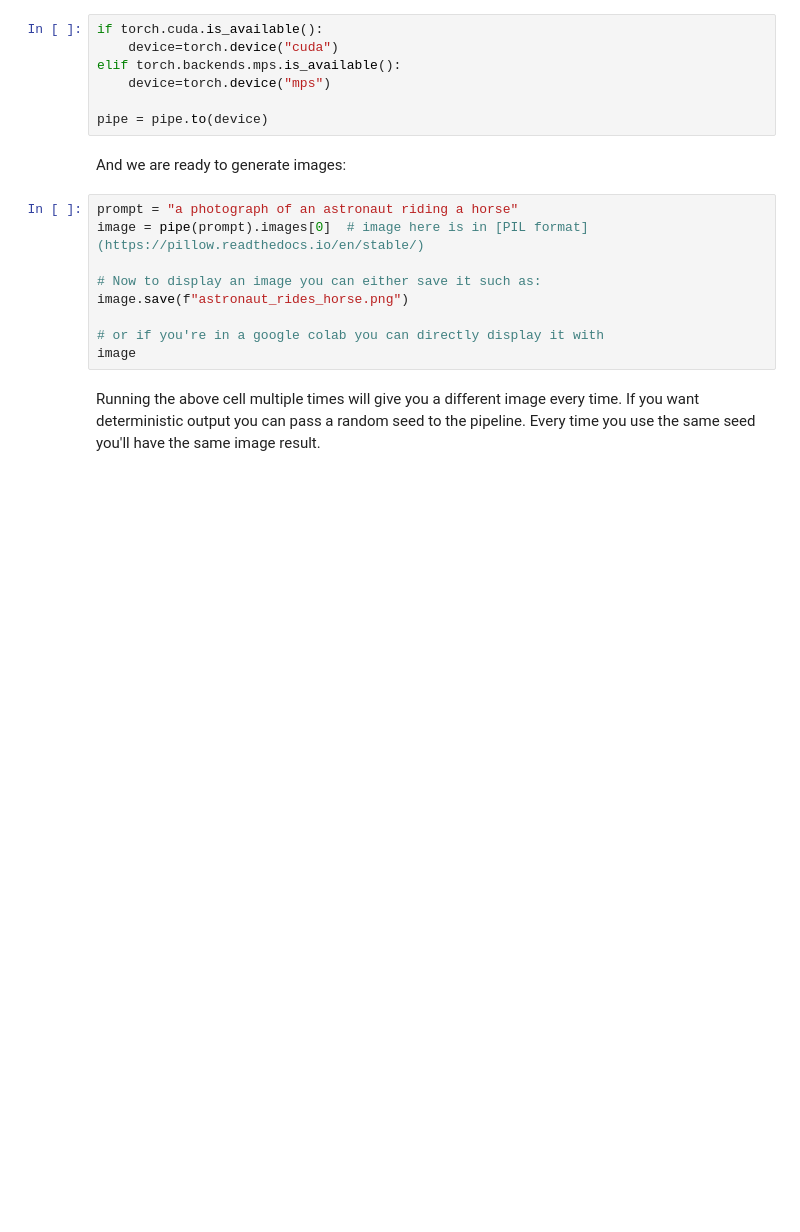
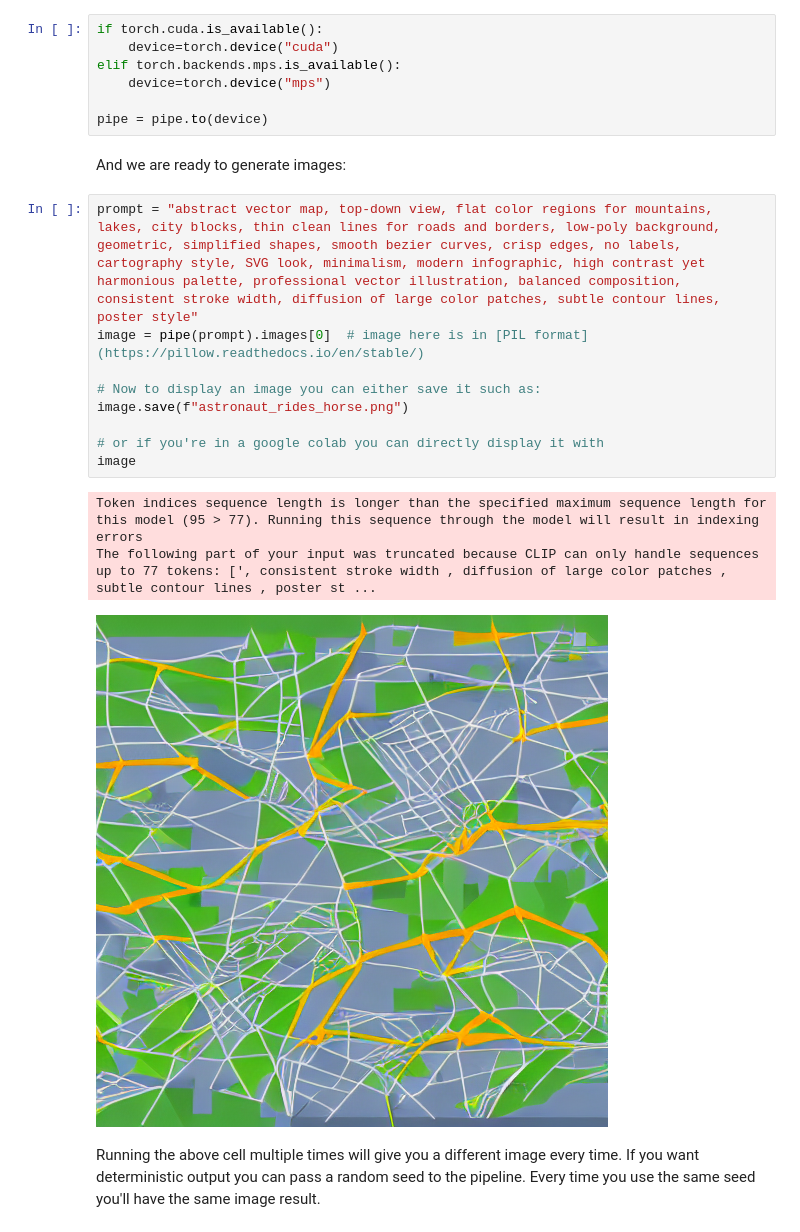
Before and after one commit to zhuzilina/stable_diffusion, a Jupyter notebook: diffusers/stable_diffusion.ipynb, the cells around one changed output. Saved outputs shown, nothing was run; the diff lists cells and outputs as text; blank space fills up the shorter version.

```diff
--- a/diffusers/stable_diffusion.ipynb
+++ b/diffusers/stable_diffusion.ipynb
@@ -66,14 +128,18 @@ pipe = pipe.to(device)
 # %% [markdown]
 And we are ready to generate images:
 # %%
-prompt = "a photograph of an astronaut riding a horse"
+prompt = "abstract vector map, top-down view, flat color regions for mountains, lakes, city blocks, thin clean lines for roads and borders, low-poly background, geometric, simplified shapes, smooth bezier curves, crisp edges, no labels, cartography style, SVG look, minimalism, modern infographic, high contrast yet harmonious palette, professional vector illustration, balanced composition, consistent stroke width, diffusion of large color patches, subtle contour lines, poster style"
 image = pipe(prompt).images[0]  # image here is in [PIL format](https://pillow.readthedocs.io/en/stable/)
 
 # Now to display an image you can either save it such as:
 image.save(f"astronaut_rides_horse.png")
 
 # or if you're in a google colab you can directly display it with
 image
+# %% [output]
+Token indices sequence length is longer than the specified maximum sequence length for this model (95 > 77). Running this sequence through the model will result in indexing errors
+The following part of your input was truncated because CLIP can only handle sequences up to 77 tokens: [', consistent stroke width , diffusion of large color patches , subtle contour lines , poster st ...
+[figure, added]
 # %% [markdown]
 Running the above cell multiple times will give you a different image every time. If you want deterministic output you can pass a random seed to the pipeline. Every time you use the same seed you'll have the same image result.
 # %%
```
Also changed, not shown: parts of 4 cells of this notebook.
